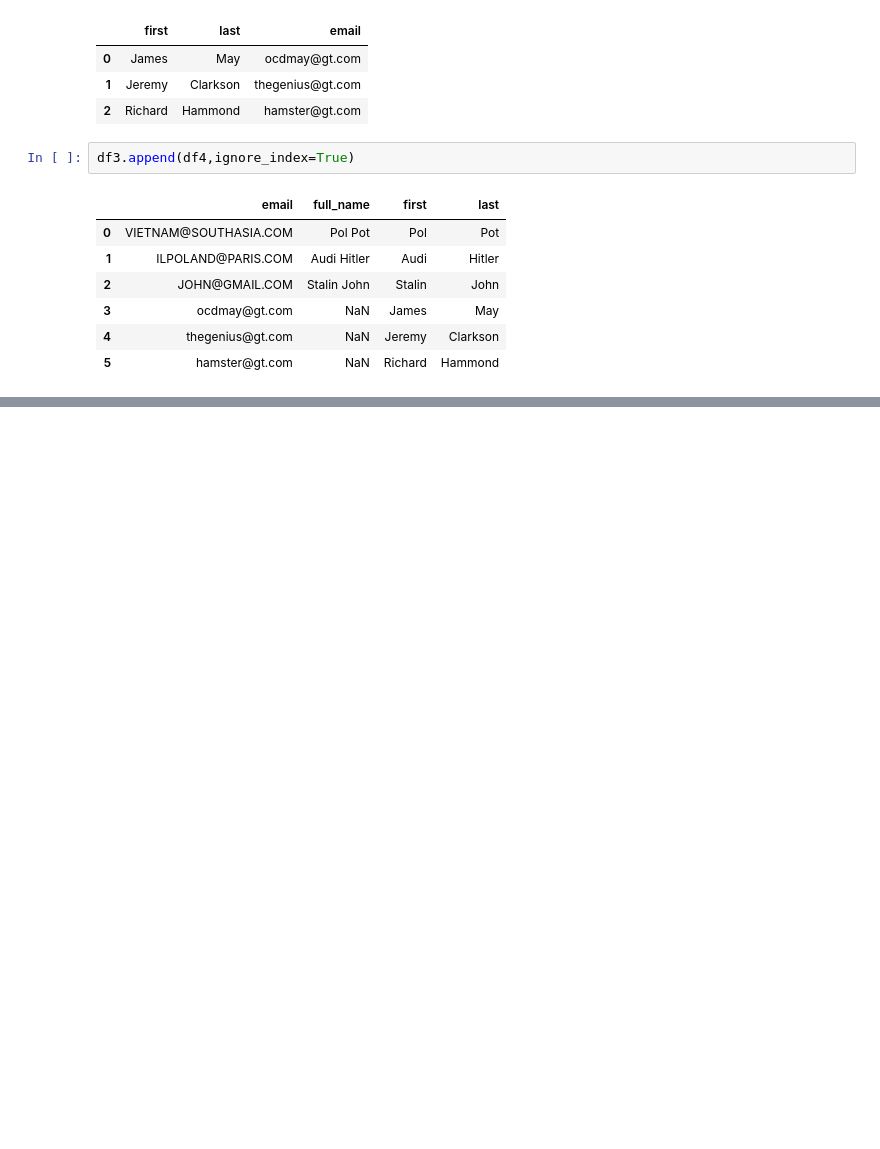
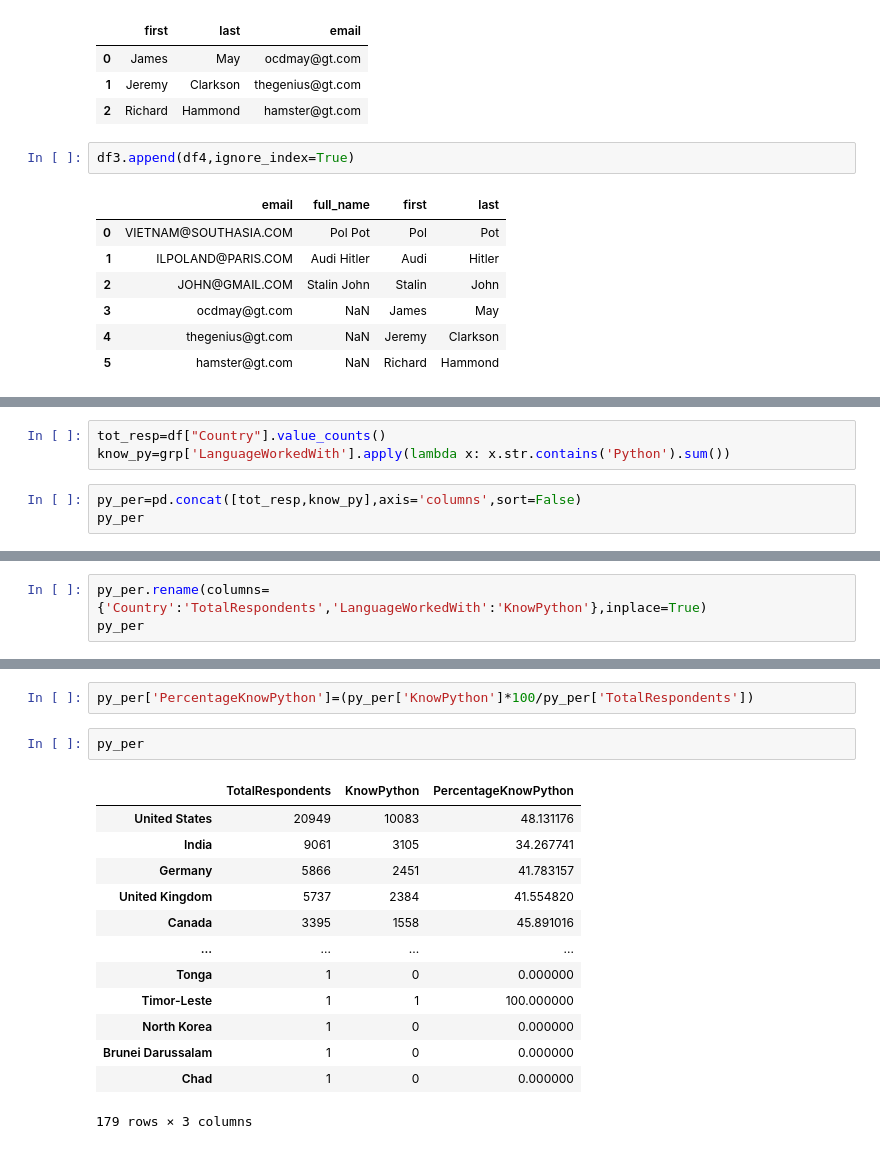
Before and after one commit to Shriram-11/Learning_Resources-, a Jupyter notebook: notes/panda.ipynb, the cells around one changed output, grey strips where cells are left out. Drawn from its saved outputs; the diff is of its cells as text; blank space fills up the shorter version.

```diff
--- a/notes/panda.ipynb
+++ b/notes/panda.ipynb
@@ -721,0 +950,6 @@ df3
+# %%
+tot_resp=df["Country"].value_counts()
+know_py=grp['LanguageWorkedWith'].apply(lambda x: x.str.contains('Python').sum())
+# %%
+py_per=pd.concat([tot_resp,know_py],axis='columns',sort=False)
+py_per
@@ -721,0 +970,3 @@ df3
+# %%
+py_per.rename(columns={'Country':'TotalRespondents','LanguageWorkedWith':'KnowPython'},inplace=True)
+py_per
@@ -721,0 +987,18 @@ df3
+# %%
+py_per['PercentageKnowPython']=(py_per['KnowPython']*100/py_per['TotalRespondents'])
+# %%
+py_per
+# %% [output]
+|  | TotalRespondents | KnowPython | PercentageKnowPython |
+| United States | 20949 | 10083 | 48.131176 |
+| India | 9061 | 3105 | 34.267741 |
+| Germany | 5866 | 2451 | 41.783157 |
+| United Kingdom | 5737 | 2384 | 41.554820 |
+| Canada | 3395 | 1558 | 45.891016 |
+| ... | ... | ... | ... |
+| Tonga | 1 | 0 | 0.000000 |
+| Timor-Leste | 1 | 1 | 100.000000 |
+| North Korea | 1 | 0 | 0.000000 |
+| Brunei Darussalam | 1 | 0 | 0.000000 |
+| Chad | 1 | 0 | 0.000000 |
+179 rows × 3 columns
```
Also changed, not shown: parts of 28 cells of this notebook.
